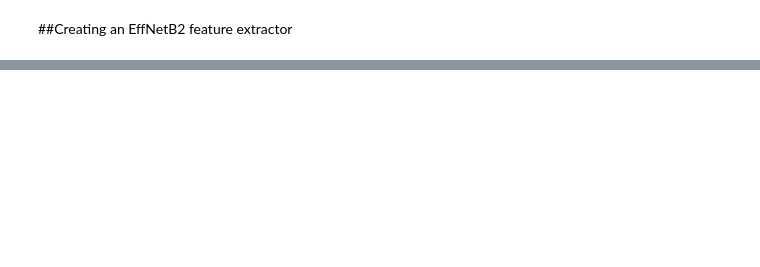
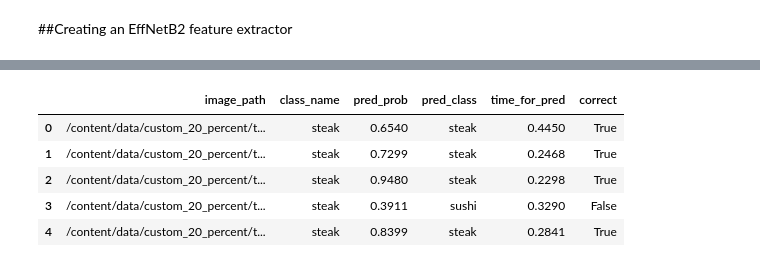
Before and after one commit to JankData/food-classification, a Jupyter notebook: food_classif.ipynb, the cells around one changed output, grey strips where cells are left out. Cells and saved outputs as stored; diff of their text form; code cells hidden in the pictures; blank space fills up the shorter version.

```diff
--- a/food_classif.ipynb
+++ b/food_classif.ipynb
@@ -410,0 +608,4 @@ effnetb2_stats
+# %%
+print(f"[INFO] Finding all filepaths ending with '.jpg' in directory: {test_dir}")
+test_data_paths = list(Path(test_dir).glob("*/*.jpg"))
+test_data_paths[:5]
@@ -410,0 +668,6 @@ effnetb2_stats
+# %%
+effnetb2_test_pred_dicts = pred_and_store(paths=test_data_paths,
+                                          model=effnetb2,
+                                          transform=effnetb2_transforms,
+                                          class_names=class_names,
+                                          device="cpu")
@@ -410,0 +689,11 @@ effnetb2_stats
+# %%
+import pandas as pd
+effnetb2_test_pred_df = pd.DataFrame(effnetb2_test_pred_dicts)
+effnetb2_test_pred_df.head()
+# %% [output]
+|  | image_path | class_name | pred_prob | pred_class | time_for_pred | correct |
+| 0 | /content/data/custom_20_percent/t... | steak | 0.6540 | steak | 0.4450 | True |
+| 1 | /content/data/custom_20_percent/t... | steak | 0.7299 | steak | 0.2468 | True |
+| 2 | /content/data/custom_20_percent/t... | steak | 0.9480 | steak | 0.2298 | True |
+| 3 | /content/data/custom_20_percent/t... | steak | 0.3911 | sushi | 0.3290 | False |
+| 4 | /content/data/custom_20_percent/t... | steak | 0.8399 | steak | 0.2841 | True |
```
Also changed, not shown: parts of 76 cells of this notebook.
